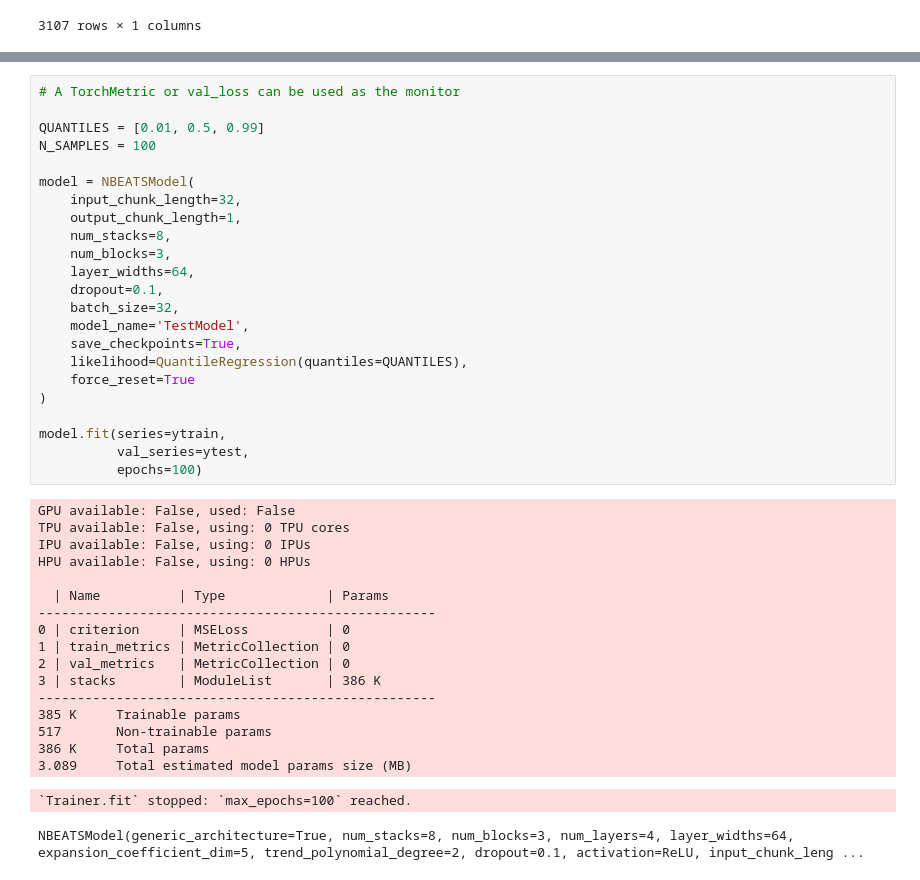
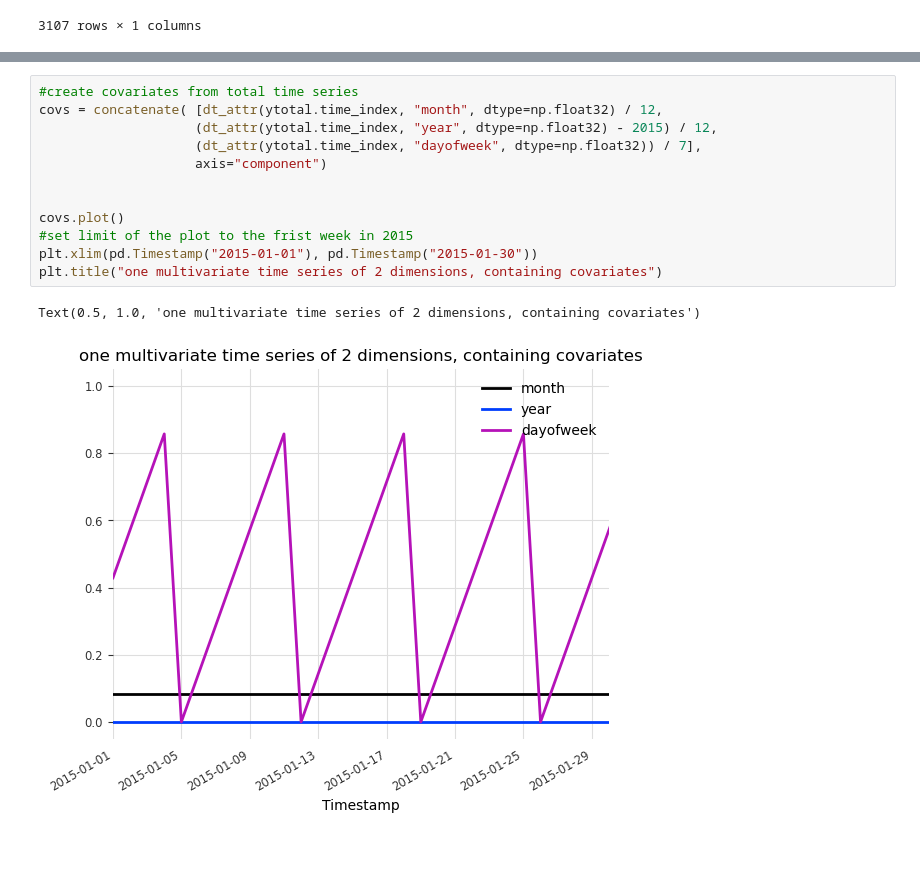
Before and after one commit to sbuse/ts_forecasting, a Jupyter notebook: Mittelfristprognose/DL/nbeats darts.ipynb, the cells around one changed output, grey strips where cells are left out. Drawn from its saved outputs; the diff is of its cells as text; blank space fills up the shorter version.

```diff
--- a/Mittelfristprognose/DL/nbeats darts.ipynb
+++ b/Mittelfristprognose/DL/nbeats darts.ipynb
@@ -111,45 +112,18 @@ Dimensions without coordinates: sample
 Attributes:
     static_covariates:  None
     hierarchy:          None
-# %%
-# A TorchMetric or val_loss can be used as the monitor
-
-QUANTILES = [0.01, 0.5, 0.99]
-N_SAMPLES = 100
-
-model = NBEATSModel(
-    input_chunk_length=32,
-    output_chunk_length=1,
-    num_stacks=8,
-    num_blocks=3,
-    layer_widths=64,
-    dropout=0.1,
-    batch_size=32,
-    model_name='TestModel',
-    save_checkpoints=True,
-    likelihood=QuantileRegression(quantiles=QUANTILES),
-    force_reset=True
-)
-
-model.fit(series=ytrain,
-          val_series=ytest,
-          epochs=100)
-# %% [output]
-GPU available: False, used: False
-TPU available: False, using: 0 TPU cores
-IPU available: False, using: 0 IPUs
-HPU available: False, using: 0 HPUs
-
-  | Name          | Type             | Params
----------------------------------------------------
-0 | criterion     | MSELoss          | 0
-1 | train_metrics | MetricCollection | 0
-2 | val_metrics   | MetricCollection | 0
-3 | stacks        | ModuleList       | 386 K
----------------------------------------------------
-385 K     Trainable params
-517       Non-trainable params
-386 K     Total params
-3.089     Total estimated model params size (MB)
-`Trainer.fit` stopped: `max_epochs=100` reached.
-NBEATSModel(generic_architecture=True, num_stacks=8, num_blocks=3, num_layers=4, layer_widths=64, expansion_coefficient_dim=5, trend_polynomial_degree=2, dropout=0.1, activation=ReLU, input_chunk_leng ...
+# %%
+#create covariates from total time series
+covs = concatenate( [dt_attr(ytotal.time_index, "month", dtype=np.float32) / 12,
+                    (dt_attr(ytotal.time_index, "year", dtype=np.float32) - 2015) / 12,
+                    (dt_attr(ytotal.time_index, "dayofweek", dtype=np.float32)) / 7],
+                    axis="component")
+
+
+covs.plot()
+#set limit of the plot to the frist week in 2015
+plt.xlim(pd.Timestamp("2015-01-01"), pd.Timestamp("2015-01-30"))
+plt.title("one multivariate time series of 2 dimensions, containing covariates")
+# %% [output]
+Text(0.5, 1.0, 'one multivariate time series of 2 dimensions, containing covariates')
+[figure, added]
```
Also changed, not shown: parts of 8 cells of this notebook.
